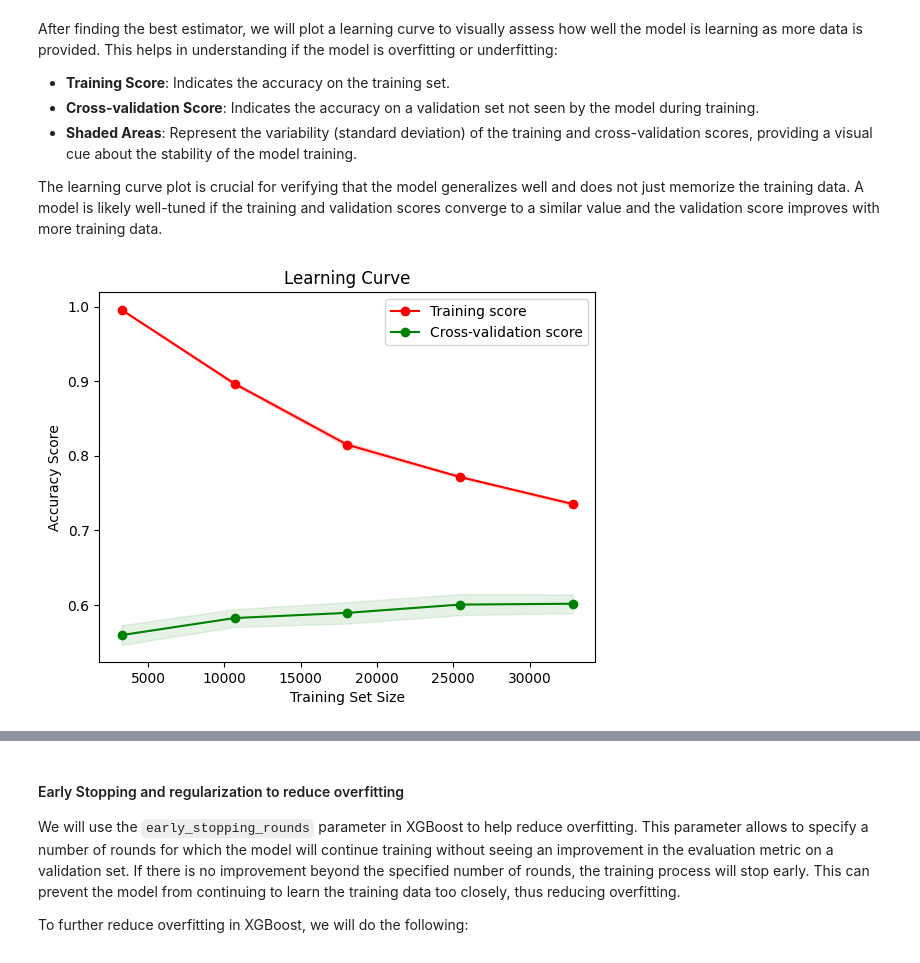
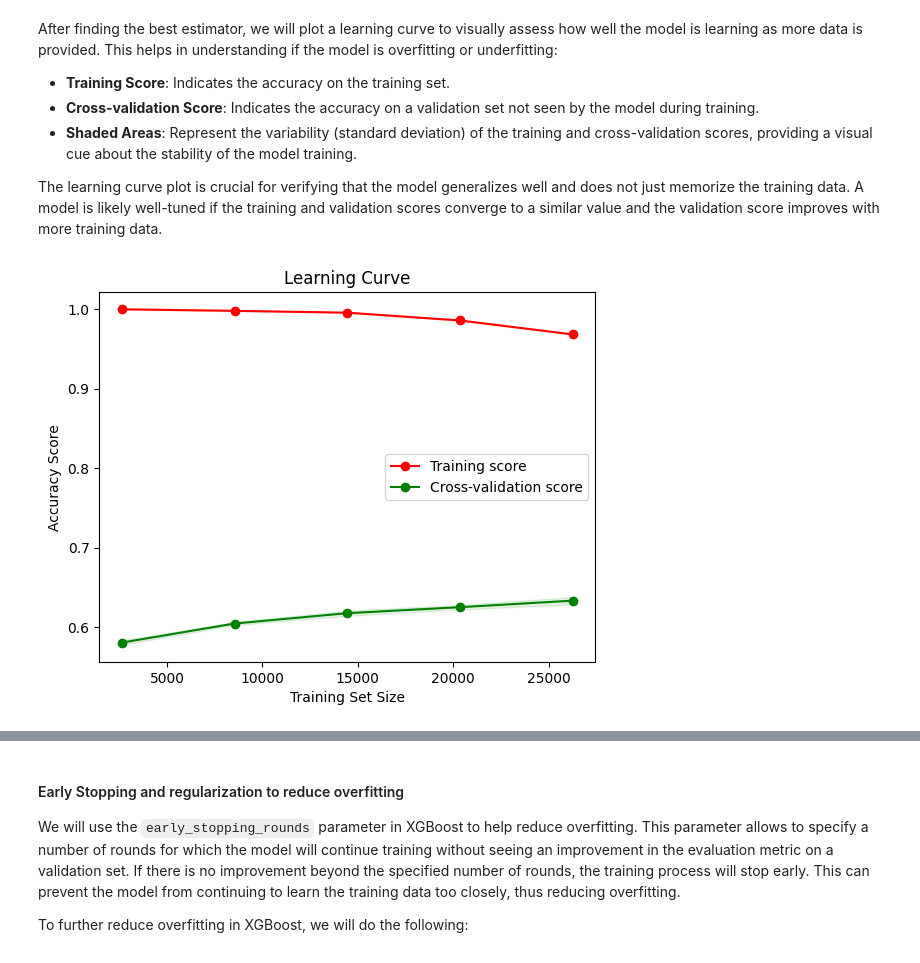
Before and after one commit to adevilde/Twitter-Climate-Change-Sentiment-Analysis, a Jupyter notebook: Twitter_Climate_Change_Sentiment.ipynb, the cells around one changed output, grey strips where cells are left out. Drawn from its saved outputs; the diff is of its cells as text; code cells hidden in the pictures.

```diff
--- a/Twitter_Climate_Change_Sentiment.ipynb
+++ b/Twitter_Climate_Change_Sentiment.ipynb
@@ -1226,8 +1264,8 @@ Best Score: 0.5543070580475087
 # %%
 # ----------- criterion 'gini' and splitter 'random' ----------------
 param_grid = {
-    'max_depth': np.arange(8,12,2),
-    'min_samples_leaf': np.arange(2,7,2)
+    'max_depth': np.arange(7,11,1),
+    'min_samples_leaf': np.arange(1,4,1)
 }
 
 # Create a decision tree regressor
@@ -1528,7 +1561,7 @@ Random Forest Accuracy: 0.6302838348154465
 # %% [markdown]
 However, we notice that the accuracy is lower than the one we had with default values. Indeed, we can notice that the best maximal depth is in fact the upper bound of our search space and the best minimal number of samples in the leaves is the lower bound. So we should ideally do a `GridSearchCV` with a wider search space. In fact, when I tested manually several values for *max_depth* and *min_samples_leaf*, I noticed that the best results were attained with the default values which are **max_depth=None** and **min_samples_leaf=1**. Let's still try to obtain the best number of trees with the default values for the other parameters.
 # %%
-rf_params = {'n_estimators':np.arange(120,140,5)}
+rf_params = {'n_estimators':np.arange(125,151,5)}
 
 # create a random forest classifier
 rf = RandomForestClassifier(class_weight=weights, random_state=my_seed)
@@ -1625,10 +1645,15 @@ y_test_encoded = label_encoder.transform(y_test)
 # %% [markdown]
 Now, let's see what is the accuracy for XGBoost using the default values.
 # %%
-# Use "hist" for constructing the trees, with early stopping enabled.
 clf_xgb = xgb.XGBClassifier(random_state=my_seed)
 
+# Fit the model, test sets are used for early stopping.
+clf_xgb.fit(X_train, y_train_encoded, eval_set=[(X_test, y_test_encoded)], verbose=False)
 
-# Fit the model, test sets are used for early stopping.
-clf_xgb.fit(X_train, y_train_encoded, eval_set=[(X_test, y_test_encoded)])
+# Predict the test set
+y_pred_xgb = clf_xgb.predict(X_test)
+
+# Calculate the accuracy
+accuracy_xgb = accuracy_score(y_test_encoded, y_pred_xgb)
+print('XGBoost Accuracy:', accuracy_xgb)
 # %% [output]
@@ -1702,5 +1691,8 @@ print("Best Parameters:", best_params)
 # Best score
 best_score = grid_search.best_score_
 print("Best Score:", best_score)
+
+# Save best estimator for later
+best_estimator = grid_search.best_estimator_
 # %% [output]
 Fitting 5 folds for each of 81 candidates, totalling 405 fits
@@ -1763,25 +1754,25 @@ y = label_encoder.fit_transform(y)
 # %%
 # Plotting the learning curve
 train_sizes, train_scores, test_scores = learning_curve(
-    best_estimator, X, y, cv=5, scoring='accuracy',
+    best_estimator, X_train, y_train_encoded, cv=5, scoring='accuracy',
     train_sizes=np.linspace(0.1, 1.0, 5), n_jobs=-1)
 
 # Mean and standard deviation of train and test scores
 train_mean = np.mean(train_scores, axis=1)
 train_std = np.std(train_scores, axis=1)
 test_mean = np.mean(test_scores, axis=1)
 test_std = np.std(test_scores, axis=1)
 
 # Plot learning curves
 plt.figure()
 plt.plot(train_sizes, train_mean, 'o-', color='r', label="Training score")
 plt.plot(train_sizes, test_mean, 'o-', color='g', label="Cross-validation score")
 
 plt.fill_between(train_sizes, train_mean - train_std, train_mean + train_std, alpha=0.1, color='r')
 plt.fill_between(train_sizes, test_mean - test_std, test_mean + test_std, alpha=0.1, color='g')
 
 plt.title("Learning Curve")
 plt.xlabel("Training Set Size"), plt.ylabel("Accuracy Score"), plt.legend(loc="best")
 plt.show()
 # %% [output]
-[figure, old version]
+[figure, new version]
```
Also changed, not shown: parts of 86 cells of this notebook.
